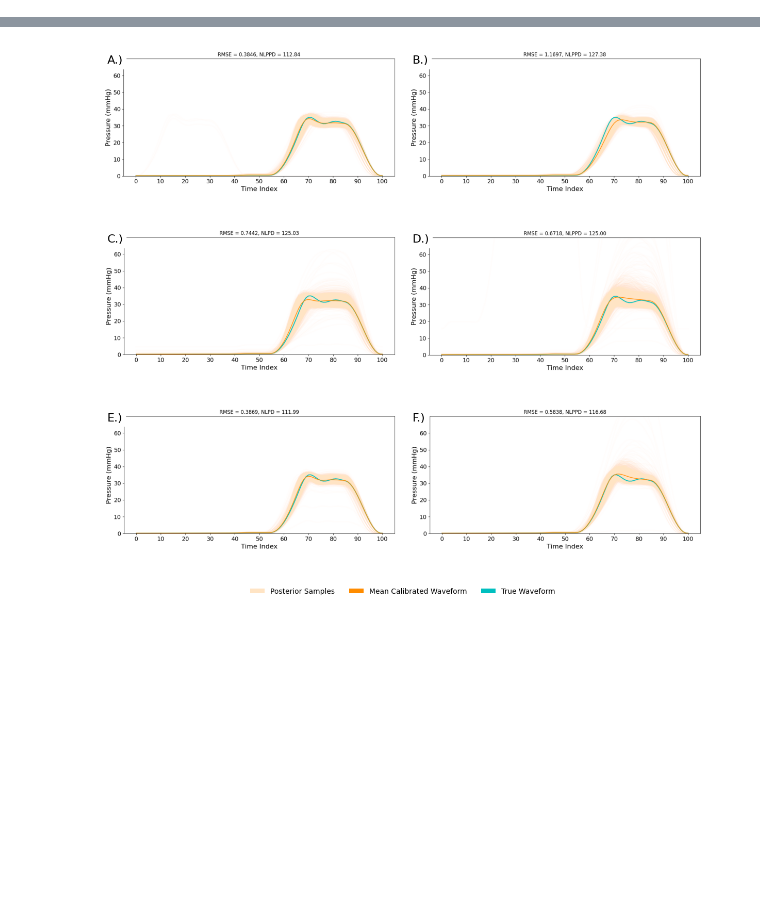
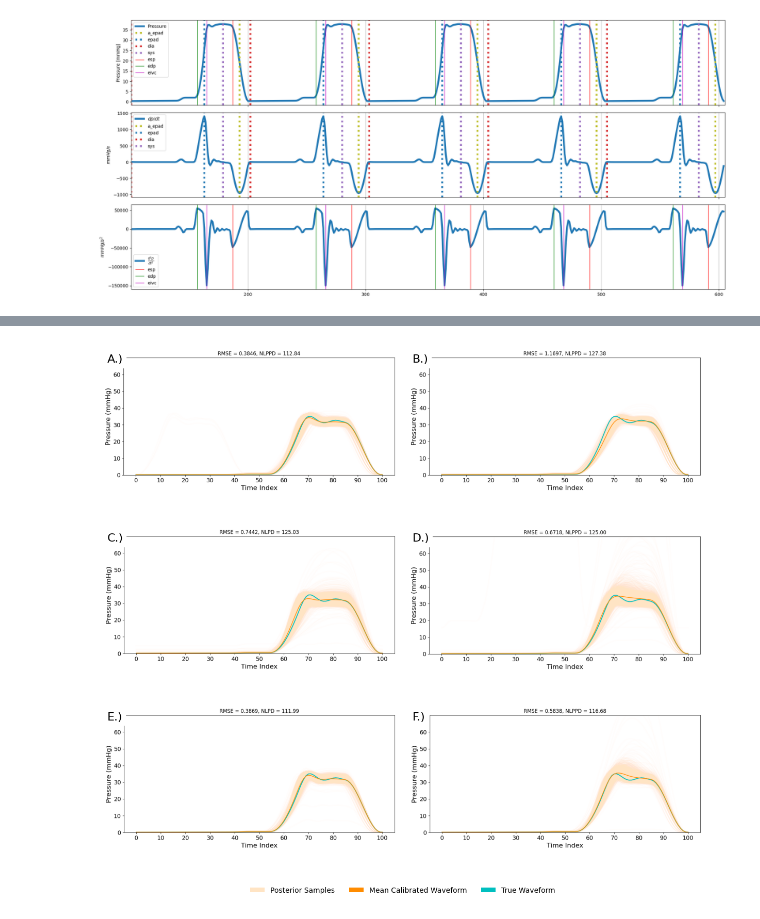
Before and after one commit to alan-turing-institute/cvd-net-pipeline, a Jupyter notebook: notebooks/manuscript_plots.ipynb, the cells around one changed output, grey strips where cells are left out. Drawn from its saved outputs; the diff is of its cells as text; code cells hidden in the pictures; blank space fills up the shorter version.

```diff
--- a/notebooks/manuscript_plots.ipynb
+++ b/notebooks/manuscript_plots.ipynb
@@ -10,0 +34,83 @@ import matplotlib.colors as mcolors
+# %%
+ag.sigma_filter_pressure = 0.0001 # 6
+ag.sigma_filter_dpdt     = 0.0001 # 4
+ag.sigma_filter_d2pdt2   = 0.0001 # 2
+ag.compute_derivatives()
+ag.compute_points_of_interest(height=0, height_d2pdt2=0)
+
+start = int(ag._points_df['dia_ind'].loc[0])
+finish = len(ag._df) - 1
+
+a_epad_ind = ag._points_df['a_epad_ind'].values.astype(int)
+a_epad_ind = a_epad_ind[(a_epad_ind >= start) & (a_epad_ind < finish)]
+
+epad_ind = ag._points_df['epad_ind'].values.astype(int)
+epad_ind = epad_ind[(epad_ind >= start) & (epad_ind < finish)]
+
+dia_ind = ag._points_df['dia_ind'].values.astype(int)
+dia_ind = dia_ind[(dia_ind >= start) & (dia_ind < finish)]
+
+sys_ind = ag._points_df['sys_ind'].values.astype(int)
+sys_ind = sys_ind[(sys_ind >= start) & (sys_ind < finish)]
+
+esp_ind = ag._points_df['esp_ind'].values.astype(int)
+esp_ind = esp_ind[(esp_ind >= start) & (esp_ind < finish)]
+
+edp_ind = ag._points_df['edp_ind'].values.astype(int)
+edp_ind = edp_ind[(edp_ind >= start) & (edp_ind < finish)]
+
+eivc_ind = ag._points_df['eivc_ind'].values.astype(int)
+eivc_ind = eivc_ind[(eivc_ind >= start) & (eivc_ind < finish)]
+
+fig, ax = plt.subplots(figsize=(20,9), nrows=3)
+ax[0].grid(axis='x')
+ax[0].plot(ag._df.index[start:finish], ag._df['fcPressure'].iloc[start:finish], label='Pressure', linewidth=4, linestyle='-')
+ax[0].set_ylabel('Pressure [mmHg]')
+ax[0].set_xlim([ag._df.index[start], ag._df.index[finish]])
+ax[0].tick_params(axis='x',labelbottom=False)
+
+flag0 = True
+for a_epad, epad, dia, sys, esp, edp, eivc in zip(a_epad_ind, epad_ind, dia_ind, sys_ind, esp_ind, edp_ind, eivc_ind):
+    ax[0].axvline(ag._df.index[a_epad], color=mcolors.TABLEAU_COLORS['tab:olive'], linewidth=4, linestyle=':', label='a_epad' if flag0 else None)
+    ax[0].axvline(ag._df.index[epad],   color=mcolors.TABLEAU_COLORS['tab:blue'],  linewidth=4, linestyle=':', label='epad' if flag0 else None)
+    ax[0].axvline(ag._df.index[dia],    color=mcolors.TABLEAU_COLORS['tab:red'],   linewidth=4, linestyle=':', label='dia' if flag0 else None)
+    ax[0].axvline(ag._df.index[sys],    color=mcolors.TABLEAU_COLORS['tab:purple'],linewidth=4, linestyle=':', label='sys' if flag0 else None)
+    ax[0].axvline(ag._df.index[esp],    color='r',                                 linewidth=1, linestyle='-', label='esp' if flag0 else None)
+    ax[0].axvline(ag._df.index[edp],    color='g',                                 linewidth=1, linestyle='-', label='edp' if flag0 else None)
+    ax[0].axvline(ag._df.index[eivc],   color='m',                                 linewidth=1, linestyle='-', label='eivc' if flag0 else None)
+    flag0 = False
+ax[0].legend()
+
+ax[1].grid(axis='x')
+ax[1].plot(ag._df.index[start:finish], ag._df['fdpdt'].iloc[start:finish] , label='${dp}/{dt}$', linewidth=4, linestyle='-')
+ax[1].set_ylabel('$mmHg/s$')
+ax[1].set_xlim([ag._df.index[start], ag._df.index[finish]])
+ax[1].tick_params(axis='x',labelbottom=False)
+
+flag1 = True
+for a_epad, epad, dia, sys in zip(a_epad_ind, epad_ind, dia_ind, sys_ind):
+    ax[1].axvline(ag._df.index[a_epad], color=mcolors.TABLEAU_COLORS['tab:olive'], linewidth=4, linestyle=':', label='a_epad' if flag1 else None)
+    ax[1].axvline(ag._df.index[epad],   color=mcolors.TABLEAU_COLORS['tab:blue'],  linewidth=4, linestyle=':', label='epad' if flag1 else None)
+    ax[1].axvline(ag._df.index[dia],    color=mcolors.TABLEAU_COLORS['tab:red'],   linewidth=4, linestyle=':', label='dia' if flag1 else None)
+    ax[1].axvline(ag._df.index[sys],    color=mcolors.TABLEAU_COLORS['tab:purple'],  linewidth=4, linestyle=':', label='sys' if flag1 else None)
+    flag1 = False
+ax[1].legend()
+
+
+ax[2].grid(axis='x')
+ax[2].plot(ag._df.index[start:finish], ag._df['fd2pdt2'].iloc[start:finish] , label='$\\frac{d^2p}{dt^2}$', linewidth=4, linestyle='-')
+ax[2].set_ylabel('$mmHg/s^2$')
+
+flag2 = True
+for sys, a_epad, esp, edp, eivc in zip(sys_ind, a_epad_ind, esp_ind, edp_ind, eivc_ind):
+    ax[2].axvline(ag._df.index[esp],    color='r',                                   linewidth=1, linestyle='-', label='esp' if flag2 else None)
+    ax[2].axvline(ag._df.index[edp],    color='g',                                   linewidth=1, linestyle='-', label='edp' if flag2 else None)
+    ax[2].axvline(ag._df.index[eivc],   color='m',                                   linewidth=1, linestyle='-', label='eivc' if flag2 else None)
+    flag2 = False
+ax[2].set_xlim([ag._df.index[start], ag._df.index[finish]])
+# ax[2].tick_params(axis='x', labelbottom=False)
+ax[2].legend()
+
+fig.tight_layout()
+# %% [output]
+[figure, added]
```
Also changed, not shown: parts of 35 cells of this notebook, 1 other file.
